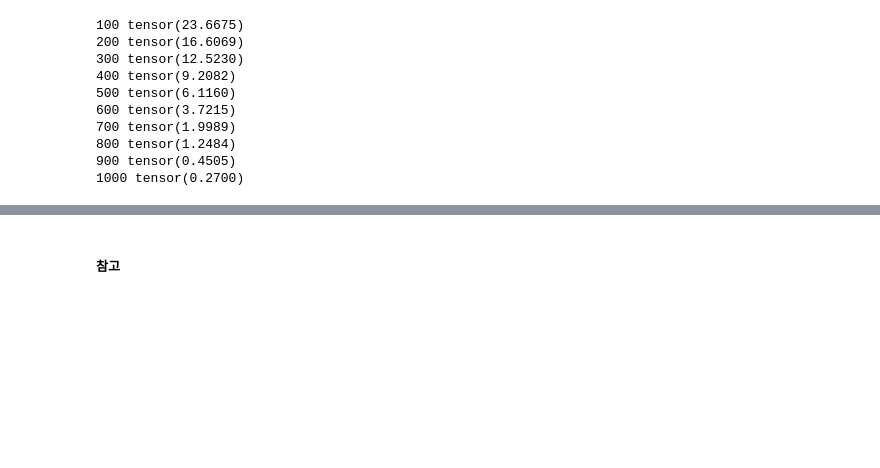
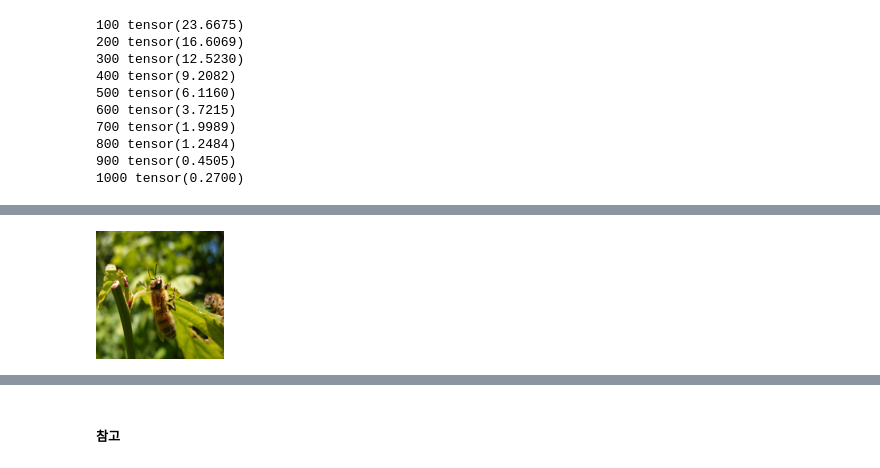
Before and after one commit to jaekyoungkim/DLMLwithTorch, a Jupyter notebook: pytorch를_활용한_머신러닝,_딥러닝_철저입문.ipynb, the cells around one changed output, grey strips where cells are left out. Saved outputs shown, nothing was run; the diff lists cells and outputs as text; code cells hidden in the pictures; blank space fills up the shorter version.

```diff
--- a/pytorch를_활용한_머신러닝,_딥러닝_철저입문.ipynb
+++ b/pytorch를_활용한_머신러닝,_딥러닝_철저입문.ipynb
@@ -1566,0 +1590,2 @@ from sklearn import datasets, model_selection
+# %%
+resize_img=img.resize((128,128))
@@ -1566,0 +1596,4 @@ from sklearn import datasets, model_selection
+# %%
+resize_img
+# %% [output]
+[figure, added]
```
Also changed, not shown: parts of 87 cells of this notebook.
